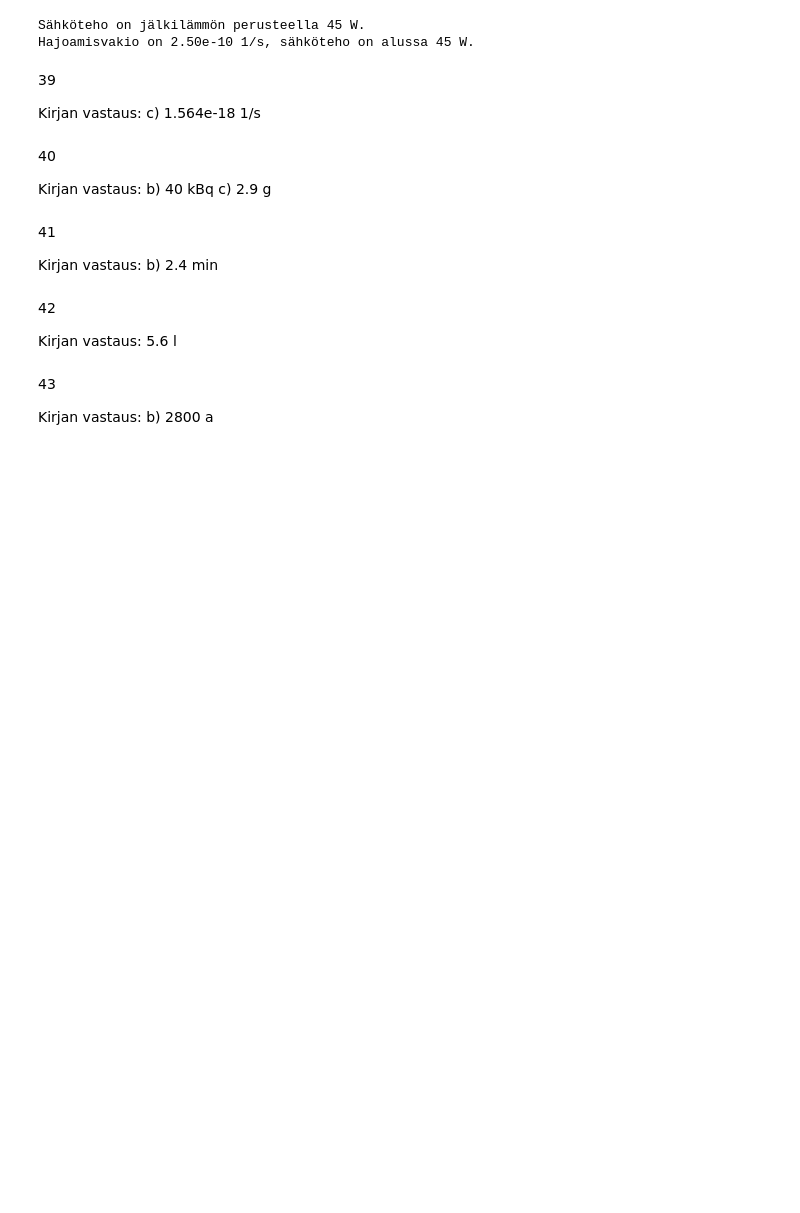
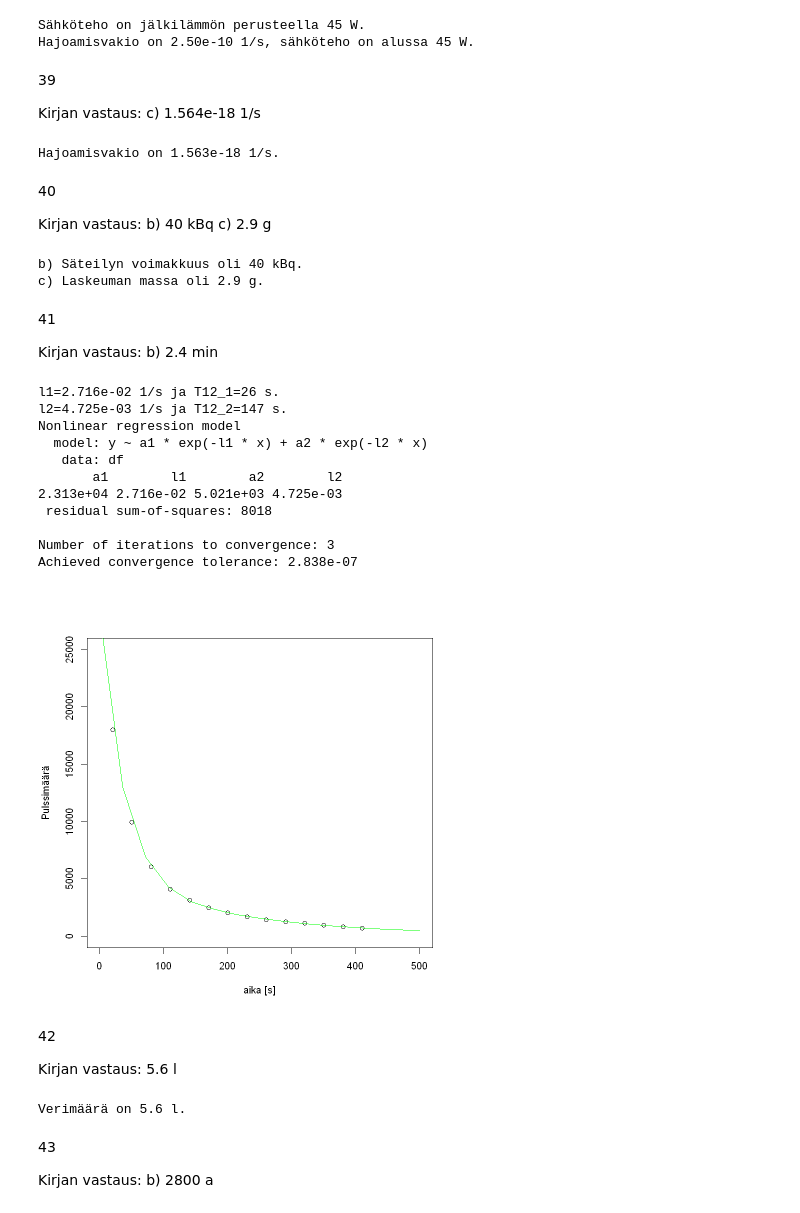
Before and after one commit to simo-11/fy, a Jupyter notebook: 7/k.ipynb, the cells around one changed output. Cells and saved outputs as stored; diff of their text form; code cells hidden in the pictures; blank space fills up the shorter version.

```diff
--- a/7/k.ipynb
+++ b/7/k.ipynb
@@ -423,18 +423,88 @@ Hajoamisvakio on 2.50e-10 1/s, sähköteho on alussa 45 W.
 39
 
 Kirjan vastaus: c) 1.564e-18 1/s
+# %%
+T12=1.405e10*365.24*24*3600#s
+l=log(2)/T12
+cat(sprintf("Hajoamisvakio on %.3e 1/s.\n",l))
+# %% [output]
+Hajoamisvakio on 1.563e-18 1/s.
 # %% [markdown]
 40
 
 Kirjan vastaus: b) 40 kBq c) 2.9 g
+# %%
+T12=8.02*24*3600#s
+l=log(2)/T12
+# A=A0*exp(-l*t)
+A=15500
+t=11*24*3600
+A0=A/exp(-l*t)
+cat(sprintf("b) Säteilyn voimakkuus oli %.0f kBq.\n",A0/1e3))
+N=A0/l
+mI=130.906114*u
+m=N*mI*337000e6
+cat(sprintf("c) Laskeuman massa oli %.1f g.\n",m*1e3))
+# %% [output]
+b) Säteilyn voimakkuus oli 40 kBq.
+c) Laskeuman massa oli 2.9 g.
 # %% [markdown]
 41
 
 Kirjan vastaus: b) 2.4 min
+# %%
+df<-data.frame(x=c(20,50,80,110,140,170,200,+
+                   230,260,290,320,350,380,410),
+               y=c(18001,9929,6067,4105,3158,2491,+
+                   2065,1720,1451,1277,1135,962,846,720))
+plot(df$x,df$y,ylim=c(0,25000),xlim=c(0,500),
+     xlab='aika [s]',ylab='Pulssimäärä')
+fit1 <- nls(y~a1*exp(-l1*x)+a2*exp(-l2*x),start=list(a1=23000,l1=0.027,a2=5000,l2=0.005), data=df)
+a1<-coef(fit1)["a1"]
+l1<-coef(fit1)["l1"]
+a2<-coef(fit1)["a2"]
+l2<-coef(fit1)["l2"]
+T12_1<-log(2)/l1
+T12_2<-log(2)/l2
+cat(sprintf("l1=%.3e 1/s ja T12_1=%.0f s.\n",
+            l1,T12_1))
+cat(sprintf("l2=%.3e 1/s ja T12_2=%.0f s.\n",
+            l2,T12_2))
+print(fit1)
+x_axis <- seq(0.0, 500, length=15)
+lines(x_axis, predict(fit1, data.frame(x=x_axis)), col='green')
+# %% [output]
+l1=2.716e-02 1/s ja T12_1=26 s.
+l2=4.725e-03 1/s ja T12_2=147 s.
+Nonlinear regression model
+  model: y ~ a1 * exp(-l1 * x) + a2 * exp(-l2 * x)
+   data: df
+       a1        l1        a2        l2
+2.313e+04 2.716e-02 5.021e+03 4.725e-03
+ residual sum-of-squares: 8018
+
+Number of iterations to convergence: 3
+Achieved convergence tolerance: 2.838e-07
+[figure, added]
 # %% [markdown]
 42
 
 Kirjan vastaus: 5.6 l
+# %%
+# A=A0*exp(-l*t)
+A0<-1000
+T12<-0.8
+l<-log(2)/T12
+t<-1
+# Aktiivisuus näytteen mittauksen jälkeen
+A<-A0*exp(-l*t)
+# Näytteen aktiivisuus
+Am<-0.15
+Vm<-0.002
+V<-A/Am*Vm
+cat(sprintf("Verimäärä on %.1f l.\n",V))
+# %% [output]
+Verimäärä on 5.6 l.
 # %% [markdown]
 43
 
```
